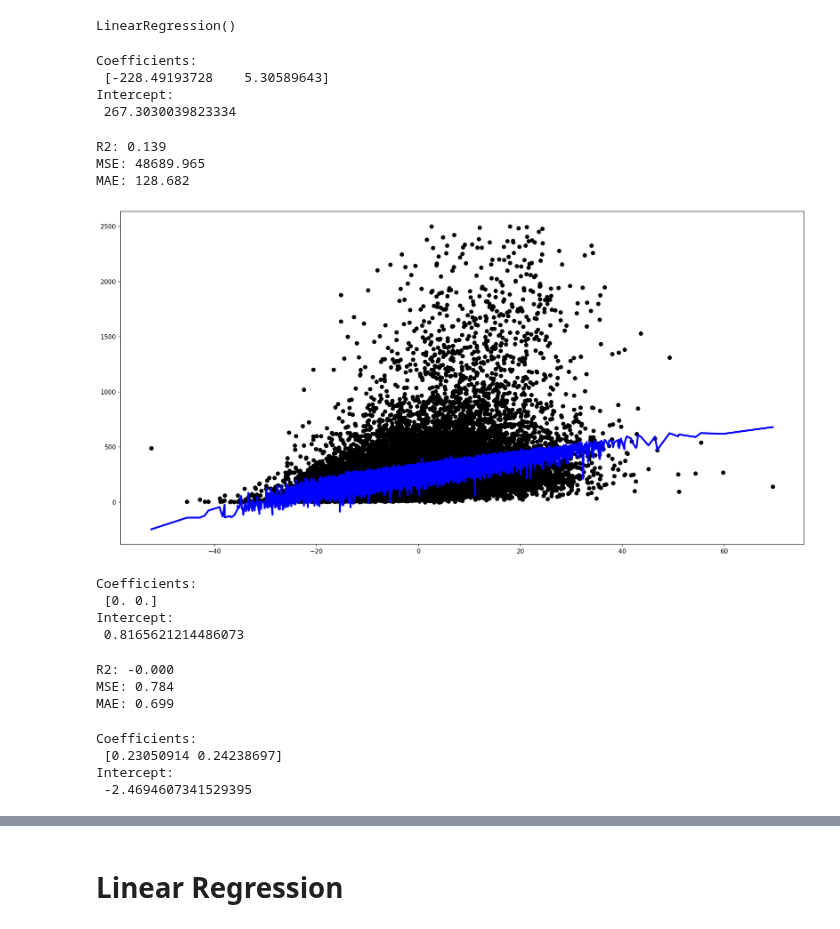
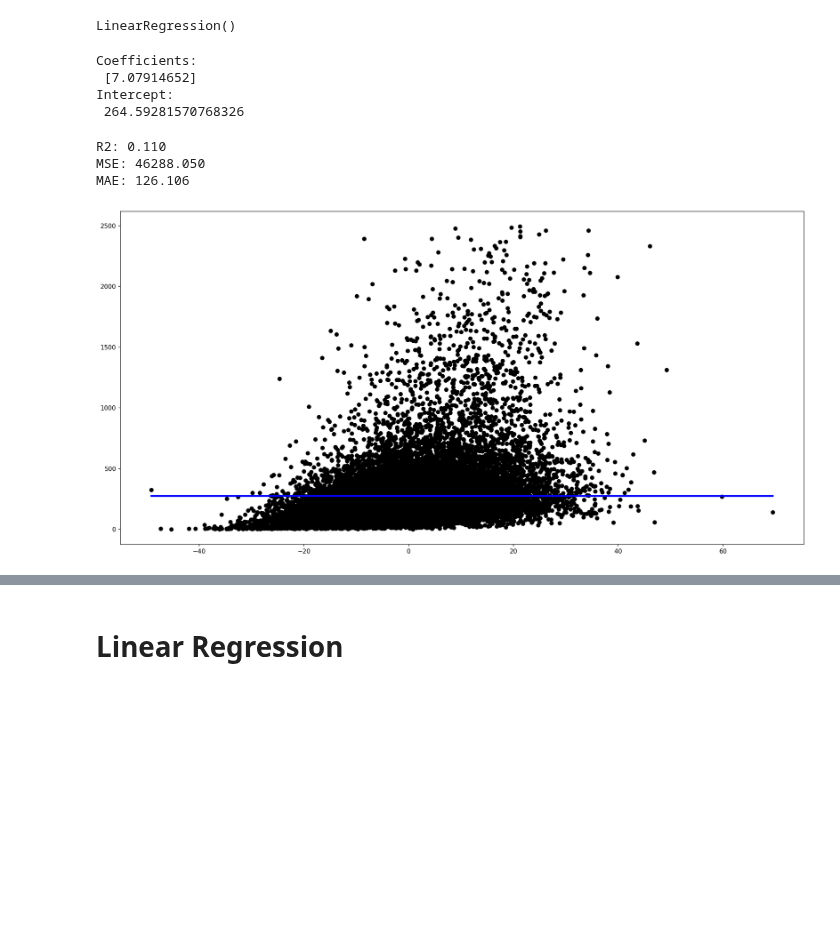
Before and after one commit to cri98li/Data-Mining-2-Project-ts-classification, a Jupyter notebook: Fase 2.3 (Regressione).ipynb, the cells around one changed output, grey strips where cells are left out. Saved outputs shown, nothing was run; the diff lists cells and outputs as text; code cells hidden in the pictures; blank space fills up the shorter version.

```diff
--- a/Fase 2.3 (Regressione).ipynb
+++ b/Fase 2.3 (Regressione).ipynb
@@ -219,12 +220,14 @@ for col in column2encode:
 #pca.fit(df[df["TRACK_duration"] < 2500][attributes])
 #X_pca = pca.transform(df[df["TRACK_duration"] < 2500][attributes])
 
-df0 = df[df["TRACK_duration"] < 2500]
 
-X = df0[["chroma_censmax", "spectral_contrastmax"]].values
+X = df0["spectral_contrastmax"].values
 y = df0["TRACK_duration"]
 
 X_train, X_test, y_train, y_test = train_test_split(X, y, test_size=0.3, random_state=100)
+
+X_train = X_train.reshape(-1, 1)
+X_test = X_test.reshape(-1, 1)
 # %%
 reg = LinearRegression()
 reg.fit(X_train, y_train)
@@ -235,35 +238,27 @@ print('Coefficients: \n', reg.coef_)
 print('Intercept: \n', reg.intercept_)
 # %% [output]
 Coefficients:
- [-228.49193728    5.30589643]
+ [7.07914652]
 Intercept:
- 267.3030039823334
+ 264.59281570768326
 # %%
 y_pred = reg.predict(X_test)
 # %%
+from sklearn.metrics import r2_score, mean_squared_error, mean_absolute_error
+
 print('R2: %.3f' % r2_score(y_test, y_pred))
 print('MSE: %.3f' % mean_squared_error(y_test, y_pred))
 print('MAE: %.3f' % mean_absolute_error(y_test, y_pred))
 # %% [output]
-R2: 0.139
-MSE: 48689.965
-MAE: 128.682
+R2: 0.110
+MSE: 46288.050
+MAE: 126.106
 # %%
-x_values = sorted([v for v in X_test.T[1]])
-y_values = y_pred[np.argsort(X_test.T[1])]
+x_values = sorted([v for v in X_test])
+y_values = y_pred[np.argsort(X_test)]
 # %%
-plt.scatter(X_test.T[1], y_test,  color='black')
+plt.scatter(X_test, y_test,  color='black')
 plt.plot(x_values, y_values, color='blue', linewidth=3)
 plt.show()
 # %% [output]
-[figure, old version]
+[figure, new version]
-# %%
-reg = Lasso()
-reg.fit(X_train, y_train)
-print('Coefficients: \n', reg.coef_)
-print('Intercept: \n', reg.intercept_)
-# %% [output]
-Coefficients:
- [0. 0.]
-Intercept:
- 0.8165621214486073
@@ -272,18 +264,0 @@ y_pred = reg.predict(X_test)
-# %%
-print('R2: %.3f' % r2_score(y_test, y_pred))
-print('MSE: %.3f' % mean_squared_error(y_test, y_pred))
-print('MAE: %.3f' % mean_absolute_error(y_test, y_pred))
-# %% [output]
-R2: -0.000
-MSE: 0.784
-MAE: 0.699
-# %%
-reg = Ridge()
-reg.fit(X_train, y_train)
-print('Coefficients: \n', reg.coef_)
-print('Intercept: \n', reg.intercept_)
-# %% [output]
-Coefficients:
- [0.23050914 0.24238697]
-Intercept:
- -2.4694607341529395
```
Also changed, not shown: parts of 6 cells of this notebook, 2 other files.
